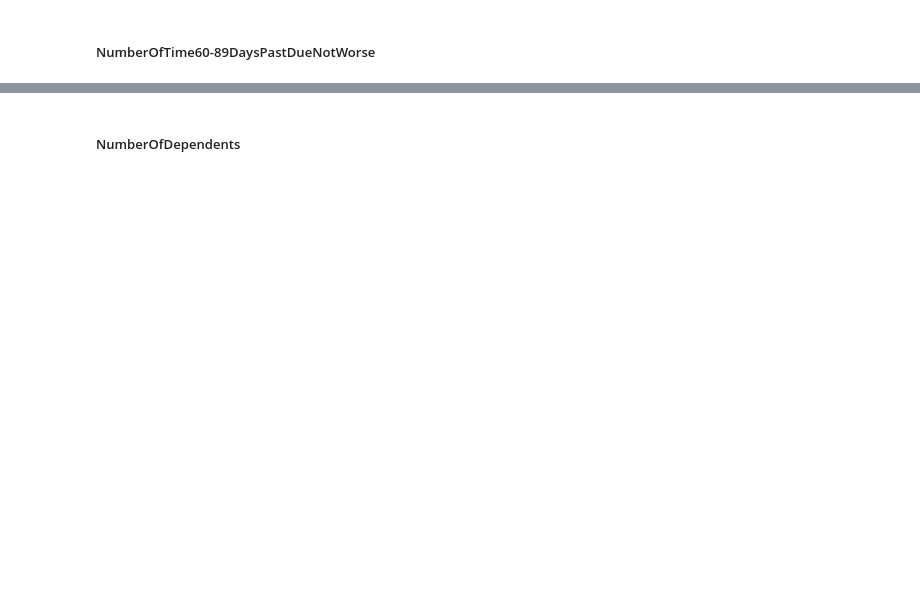
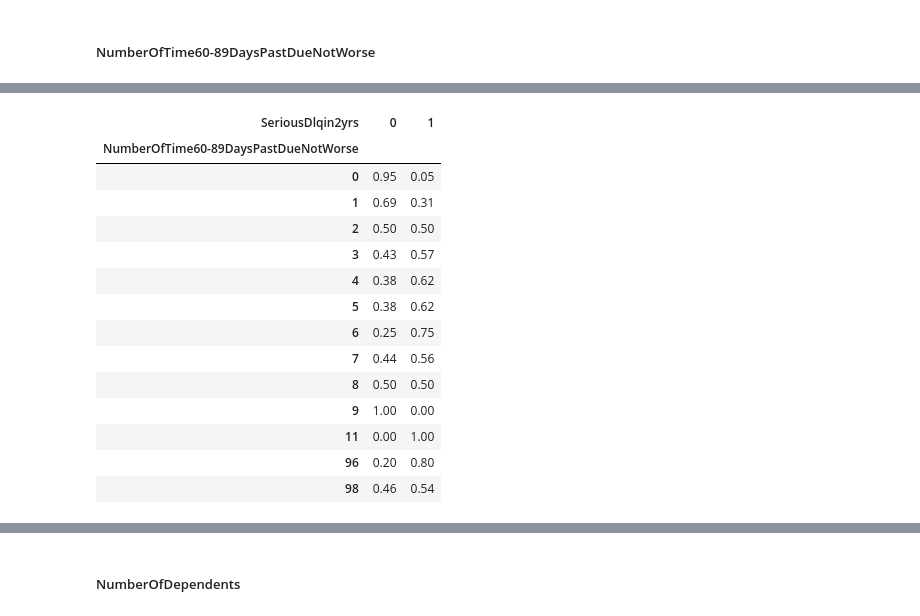
Before and after one commit to Sneha-sharma26/credit-risk-modeling, a Jupyter notebook: dataPreprocessing.ipynb, the cells around one changed output, grey strips where cells are left out. Saved outputs shown, nothing was run; the diff lists cells and outputs as text; code cells hidden in the pictures; blank space fills up the shorter version.

```diff
--- a/dataPreprocessing.ipynb
+++ b/dataPreprocessing.ipynb
@@ -909,0 +902,19 @@ dtype: int64
+# %%
+cross_tab_60dpd_target_percent = cross_tab_60dpd_target.apply(lambda x: x/x.sum(), axis=1)
+round(cross_tab_60dpd_target_percent,2)
+# %% [output]
+| SeriousDlqin2yrs | 0 | 1 |
+| NumberOfTime60-89DaysPastDueNotWorse |  |  |
+| 0 | 0.95 | 0.05 |
+| 1 | 0.69 | 0.31 |
+| 2 | 0.50 | 0.50 |
+| 3 | 0.43 | 0.57 |
+| 4 | 0.38 | 0.62 |
+| 5 | 0.38 | 0.62 |
+| 6 | 0.25 | 0.75 |
+| 7 | 0.44 | 0.56 |
+| 8 | 0.50 | 0.50 |
+| 9 | 1.00 | 0.00 |
+| 11 | 0.00 | 1.00 |
+| 96 | 0.20 | 0.80 |
+| 98 | 0.46 | 0.54 |
```
Also changed, not shown: parts of 40 cells of this notebook, 2 other files.
